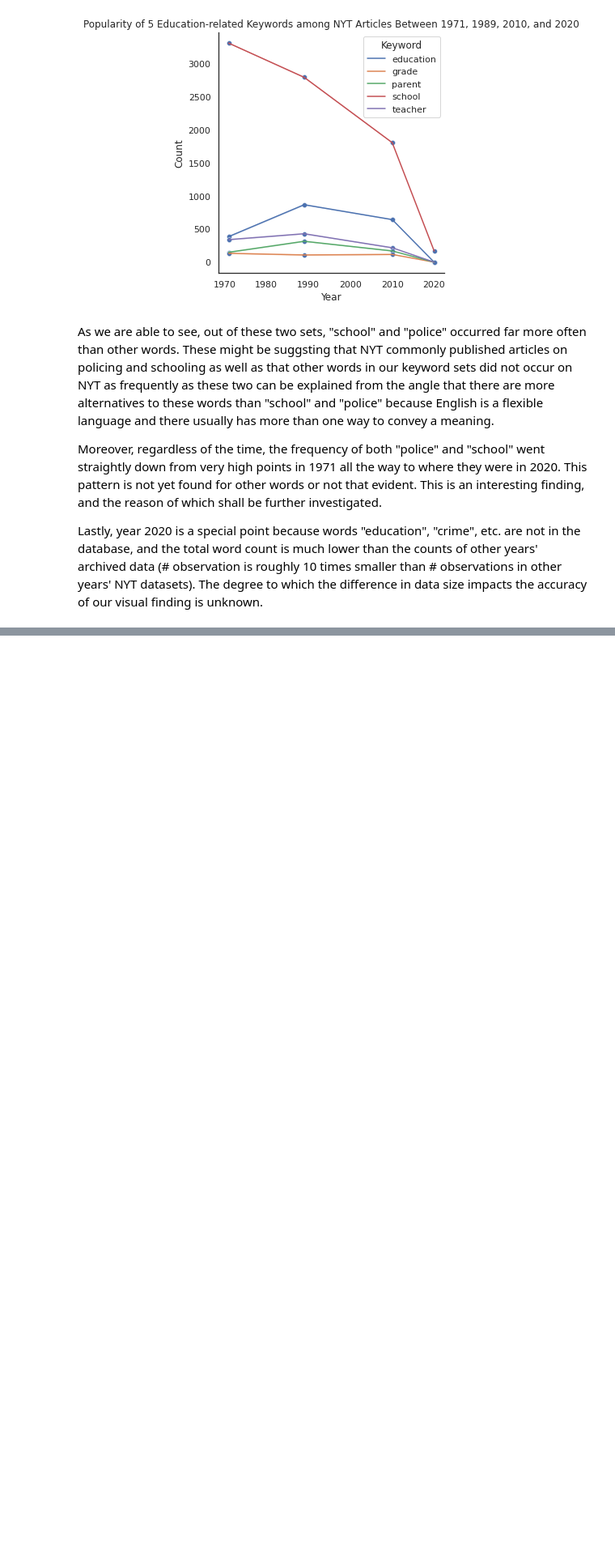
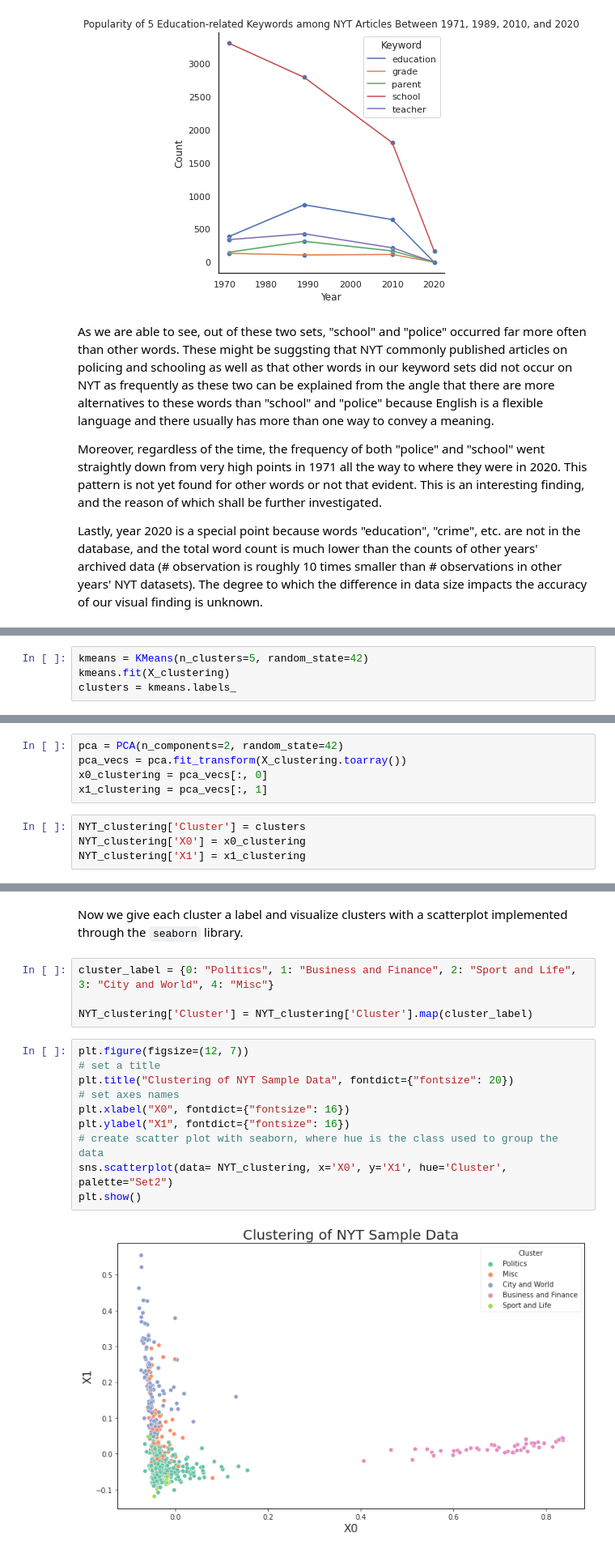
Before and after one commit to jcvincentliu/Diving-into-NYT-Articles-in-Four-Years, a Jupyter notebook: project.ipynb, the cells around one changed output, grey strips where cells are left out. Shown at 81% size. Cells and saved outputs as stored; diff of their text form; blank space fills up the shorter version.

Commit message:
Completed k-means clustering. More clustering algorithms to be added and implemented.

```diff
--- a/project.ipynb
+++ b/project.ipynb
@@ -602,0 +643,4 @@ X_train, X_test, y_train, y_test = model_selection.train_test_split(X, y, test_s
+# %%
+kmeans = KMeans(n_clusters=5, random_state=42)
+kmeans.fit(X_clustering)
+clusters = kmeans.labels_
@@ -602,0 +653,9 @@ X_train, X_test, y_train, y_test = model_selection.train_test_split(X, y, test_s
+# %%
+pca = PCA(n_components=2, random_state=42)
+pca_vecs = pca.fit_transform(X_clustering.toarray())
+x0_clustering = pca_vecs[:, 0]
+x1_clustering = pca_vecs[:, 1]
+# %%
+NYT_clustering['Cluster'] = clusters
+NYT_clustering['X0'] = x0_clustering
+NYT_clustering['X1'] = x1_clustering
@@ -602,0 +689,18 @@ X_train, X_test, y_train, y_test = model_selection.train_test_split(X, y, test_s
+# %% [markdown]
+Now we give each cluster a label and visualize clusters with a scatterplot implemented through the `seaborn` library.
+# %%
+cluster_label = {0: "Politics", 1: "Business and Finance", 2: "Sport and Life", 3: "City and World", 4: "Misc"}
+
+NYT_clustering['Cluster'] = NYT_clustering['Cluster'].map(cluster_label)
+# %%
+plt.figure(figsize=(12, 7))
+# set a title
+plt.title("Clustering of NYT Sample Data", fontdict={"fontsize": 20})
+# set axes names
+plt.xlabel("X0", fontdict={"fontsize": 16})
+plt.ylabel("X1", fontdict={"fontsize": 16})
+# create scatter plot with seaborn, where hue is the class used to group the data
+sns.scatterplot(data= NYT_clustering, x='X0', y='X1', hue='Cluster', palette="Set2")
+plt.show()
+# %% [output]
+[figure, added]
```
Also changed, not shown: parts of 26 cells of this notebook.
